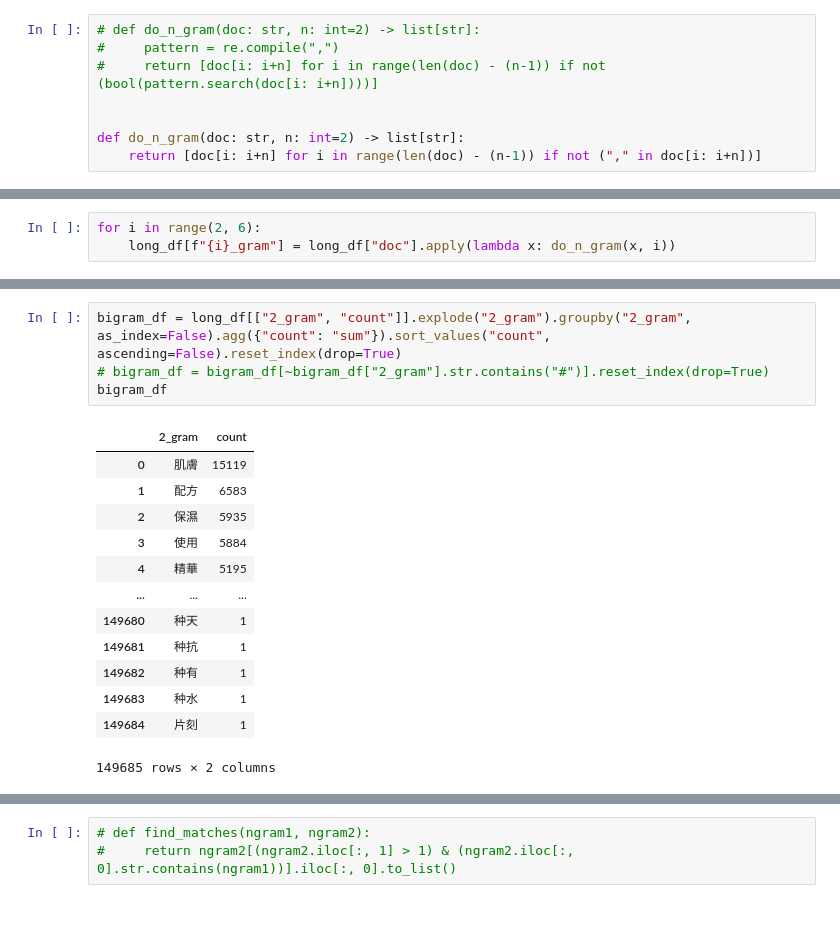
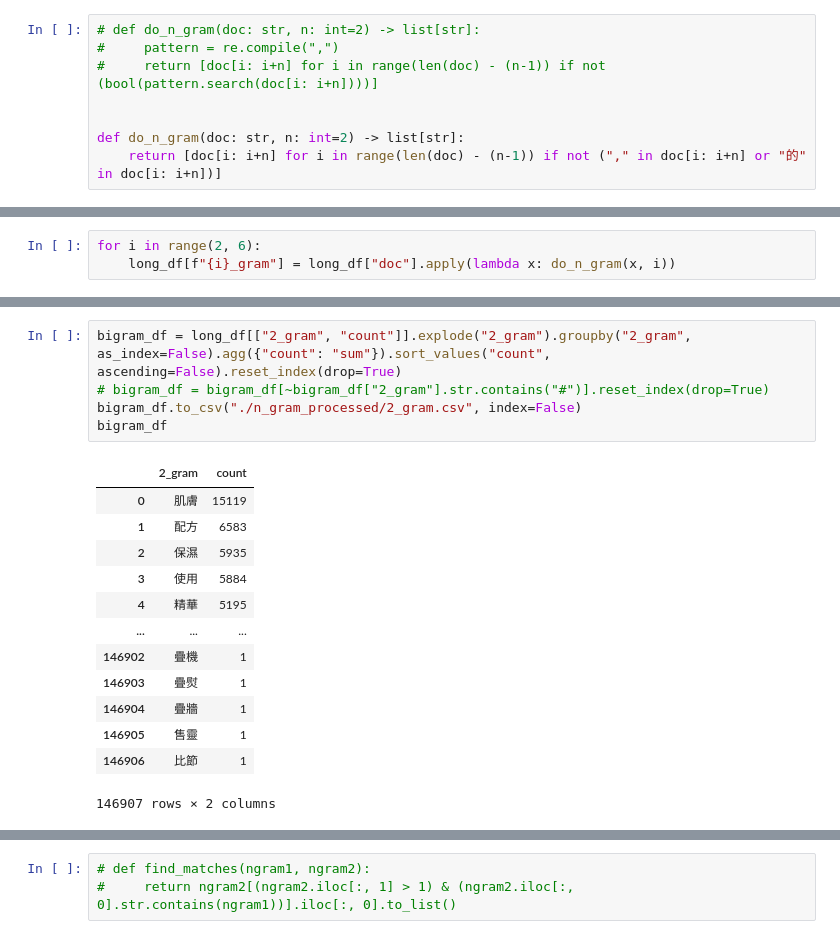
Before and after one commit to victor31ao/n_gram_and_hanlp, a Jupyter notebook: n_gram_df.ipynb, the cells around one changed output, grey strips where cells are left out. Cells and saved outputs as stored; diff of their text form.

```diff
--- a/n_gram_df.ipynb
+++ b/n_gram_df.ipynb
@@ -91,7 +91,7 @@ long_df.iloc[:20]
 
 
 def do_n_gram(doc: str, n: int=2) -> list[str]:
-    return [doc[i: i+n] for i in range(len(doc) - (n-1)) if not ("," in doc[i: i+n])]
+    return [doc[i: i+n] for i in range(len(doc) - (n-1)) if not ("," in doc[i: i+n] or "的" in doc[i: i+n])]
 # %%
 long_df["count"] = 1
 # %%
@@ -120,21 +120,22 @@ long_df.iloc[:20]
 # %%
 bigram_df = long_df[["2_gram", "count"]].explode("2_gram").groupby("2_gram", as_index=False).agg({"count": "sum"}).sort_values("count", ascending=False).reset_index(drop=True)
 # bigram_df = bigram_df[~bigram_df["2_gram"].str.contains("#")].reset_index(drop=True)
+bigram_df.to_csv("./n_gram_processed/2_gram.csv", index=False)
 bigram_df
 # %% [output]
 |  | 2_gram | count |
 | 0 | 肌膚 | 15119 |
 | 1 | 配方 | 6583 |
 | 2 | 保濕 | 5935 |
 | 3 | 使用 | 5884 |
 | 4 | 精華 | 5195 |
 | ... | ... | ... |
-| 149680 | 种天 | 1 |
-| 149681 | 种抗 | 1 |
-| 149682 | 种有 | 1 |
-| 149683 | 种水 | 1 |
-| 149684 | 片刻 | 1 |
+| 146902 | 疊機 | 1 |
+| 146903 | 疊熨 | 1 |
+| 146904 | 疊牆 | 1 |
+| 146905 | 售靈 | 1 |
+| 146906 | 比節 | 1 |
-149685 rows × 2 columns
+146907 rows × 2 columns
 # %%
 trigram_df = long_df[["3_gram", "count"]].explode("3_gram").groupby("3_gram", as_index=False).agg({"count": "sum"}).sort_values("count", ascending=False).reset_index(drop=True)
 # trigram_df = trigram_df[~trigram_df["3_gram"].str.contains("#")].reset_index(drop=True)
```
Also changed, not shown: parts of 21 cells of this notebook.
